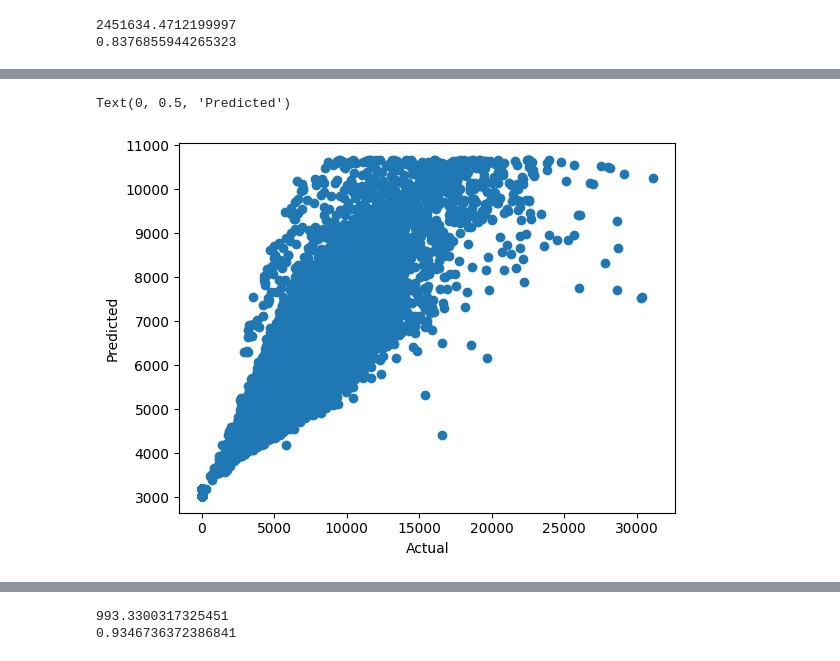
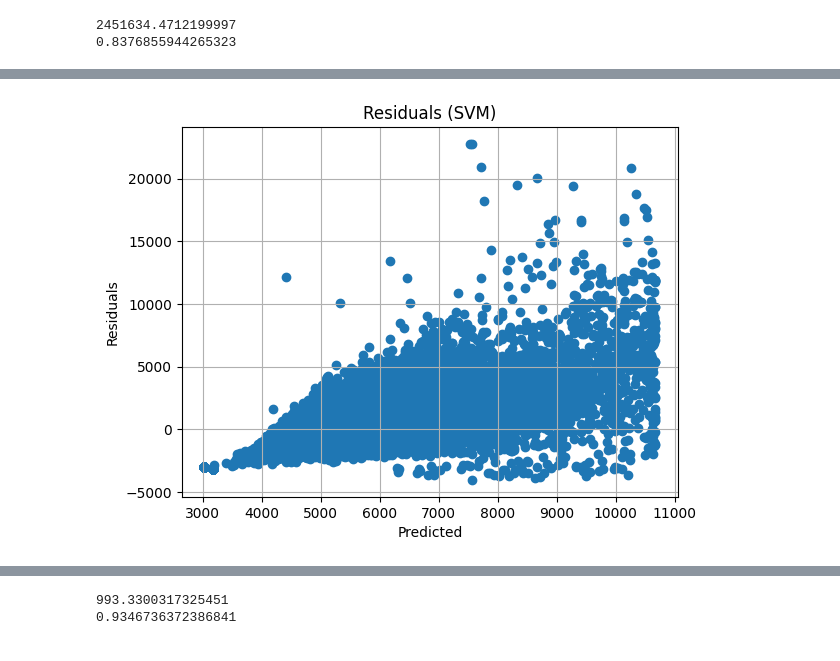
Before and after one commit to Bratpfannengamer/Rossmann, a Jupyter notebook: notebook.ipynb, the cells around one changed output, grey strips where cells are left out. Drawn from its saved outputs; the diff is of its cells as text; code cells hidden in the pictures.

```diff
--- a/notebook.ipynb
+++ b/notebook.ipynb
@@ -600,8 +637,10 @@ Error:
 # %%
-#plot actual vs predicted
-plt.scatter(svm_y_test, svm_y_pred)
-plt.xlabel('Actual')
-plt.ylabel('Predicted')
+#plot residuals
+plt.scatter(svm_y_pred, svm_y_test-svm_y_pred)
+plt.xlabel('Predicted')
+plt.ylabel('Residuals')
+plt.title('Residuals (SVM)')
+plt.grid()
+plt.show()
 # %% [output]
-Text(0, 0.5, 'Predicted')
-[figure, old version]
+[figure, new version]
```
Also changed, not shown: parts of 14 cells of this notebook.
